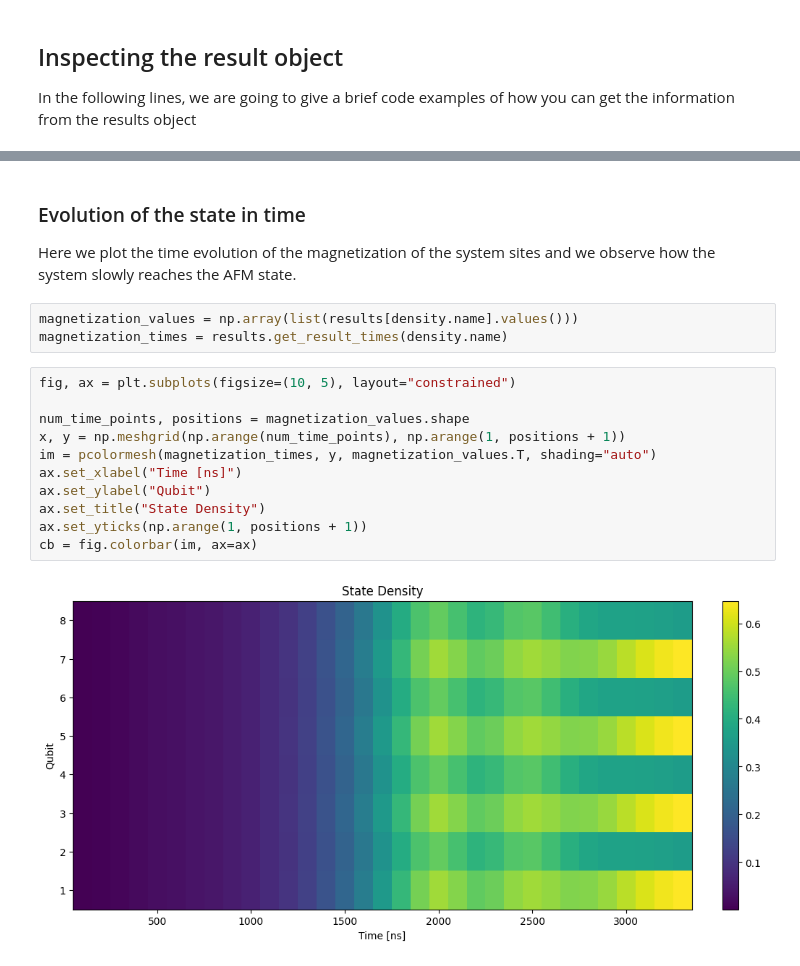
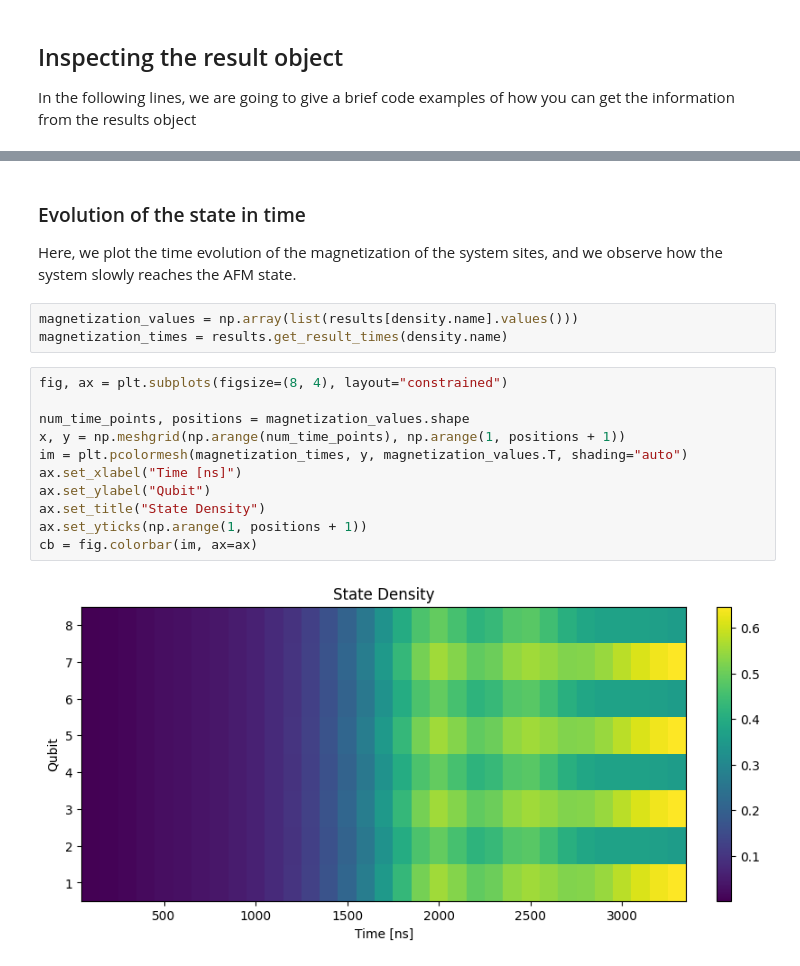
Before and after one commit to pasqal-io/emulators, a Jupyter notebook: docs/notebooks/emu_mps_notebooks/getting_started.ipynb, the cells around one changed output, grey strips where cells are left out. Drawn from its saved outputs; the diff is of its cells as text.

```diff
--- a/docs/notebooks/emu_mps_notebooks/getting_started.ipynb
+++ b/docs/notebooks/emu_mps_notebooks/getting_started.ipynb
@@ -242,20 +237,20 @@ The probability of the system being in that sate is equal to 0.2544573637900341
 # %% [markdown]
 ### Evolution of the state in time
 
-Here we plot the time evolution of the magnetization of the system sites and we observe how the system slowly reaches the AFM state.
+Here, we plot the time evolution of the magnetization of the system sites, and we observe how the system slowly reaches the AFM state.
 # %%
 magnetization_values = np.array(list(results[density.name].values()))
 magnetization_times = results.get_result_times(density.name)
 # %%
-fig, ax = plt.subplots(figsize=(10, 5), layout="constrained")
+fig, ax = plt.subplots(figsize=(8, 4), layout="constrained")
 
 num_time_points, positions = magnetization_values.shape
 x, y = np.meshgrid(np.arange(num_time_points), np.arange(1, positions + 1))
-im = pcolormesh(magnetization_times, y, magnetization_values.T, shading="auto")
+im = plt.pcolormesh(magnetization_times, y, magnetization_values.T, shading="auto")
 ax.set_xlabel("Time [ns]")
 ax.set_ylabel("Qubit")
 ax.set_title("State Density")
 ax.set_yticks(np.arange(1, positions + 1))
 cb = fig.colorbar(im, ax=ax)
 # %% [output]
-[figure, old version]
+[figure, new version]
```
Also changed, not shown: parts of 17 cells of this notebook.
